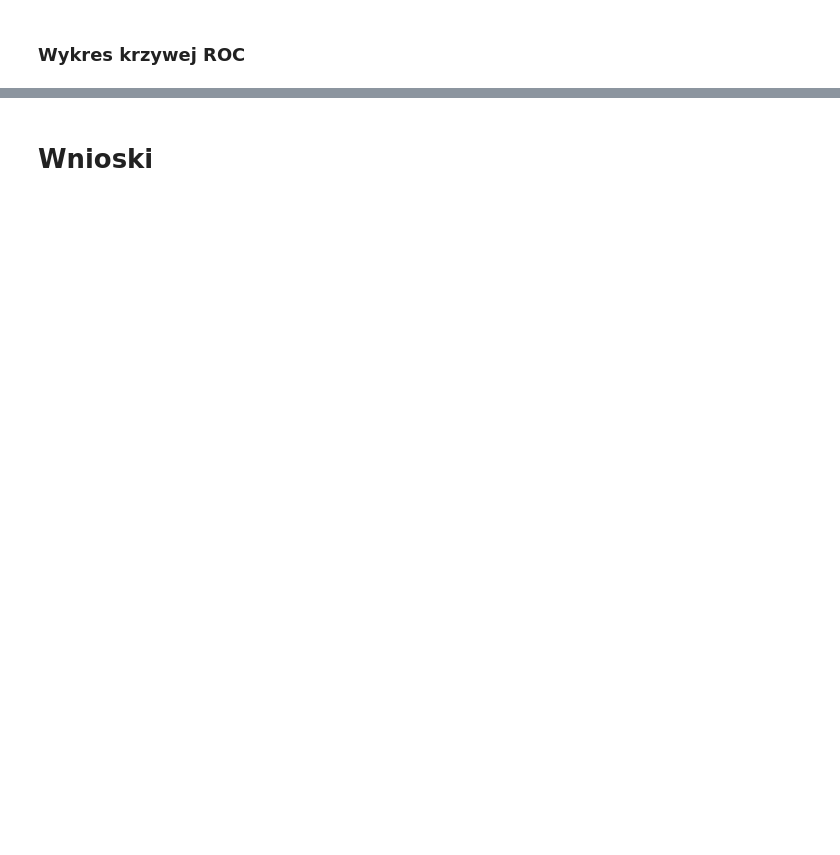
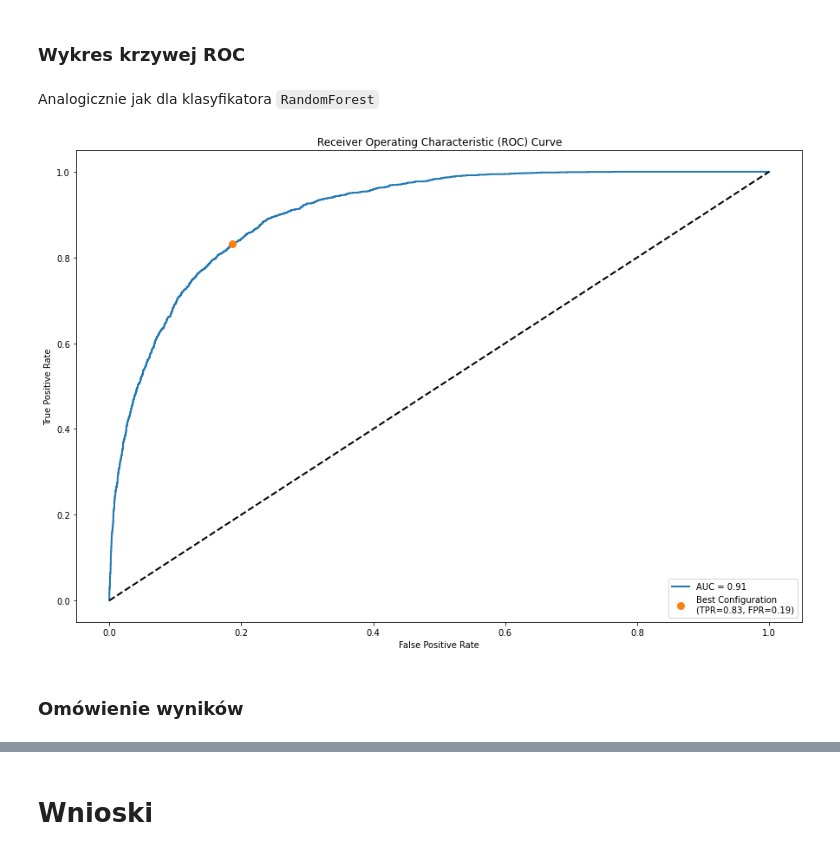
Before and after one commit to MatiPl01/artificial-intelligence-basics, a Jupyter notebook: lab4/lab4.ipynb, the cells around one changed output, grey strips where cells are left out. Drawn from its saved outputs; the diff is of its cells as text; code cells hidden in the pictures; blank space fills up the shorter version.

```diff
--- a/lab4/lab4.ipynb
+++ b/lab4/lab4.ipynb
@@ -310,4 +350,4 @@ Wyniki te pokrywają się z intuicją, że te cechy mają duży wpływ na przych
 # %%
-etc, X_test, y_test, accuracy = rf_classify(ExtraTreesClassifier(), adult_df)
+etc, etc_X_test, etc_y_test, etc_accuracy = rf_classify(ExtraTreesClassifier(), adult_df)
 
-print("Final accuracy: ", accuracy)
+print("Final accuracy: ", etc_accuracy)
@@ -321,0 +377,8 @@ draw_importance_plot(adult_df, etc)
+# %% [markdown]
+Analogicznie jak dla klasyfikatora `RandomForest`
+# %%
+draw_roc_curve(etc_X_test, etc_y_test, etc)
+# %% [output]
+[figure, added]
+# %% [markdown]
+### Omówienie wyników
```
Also changed, not shown: parts of 32 cells of this notebook.
